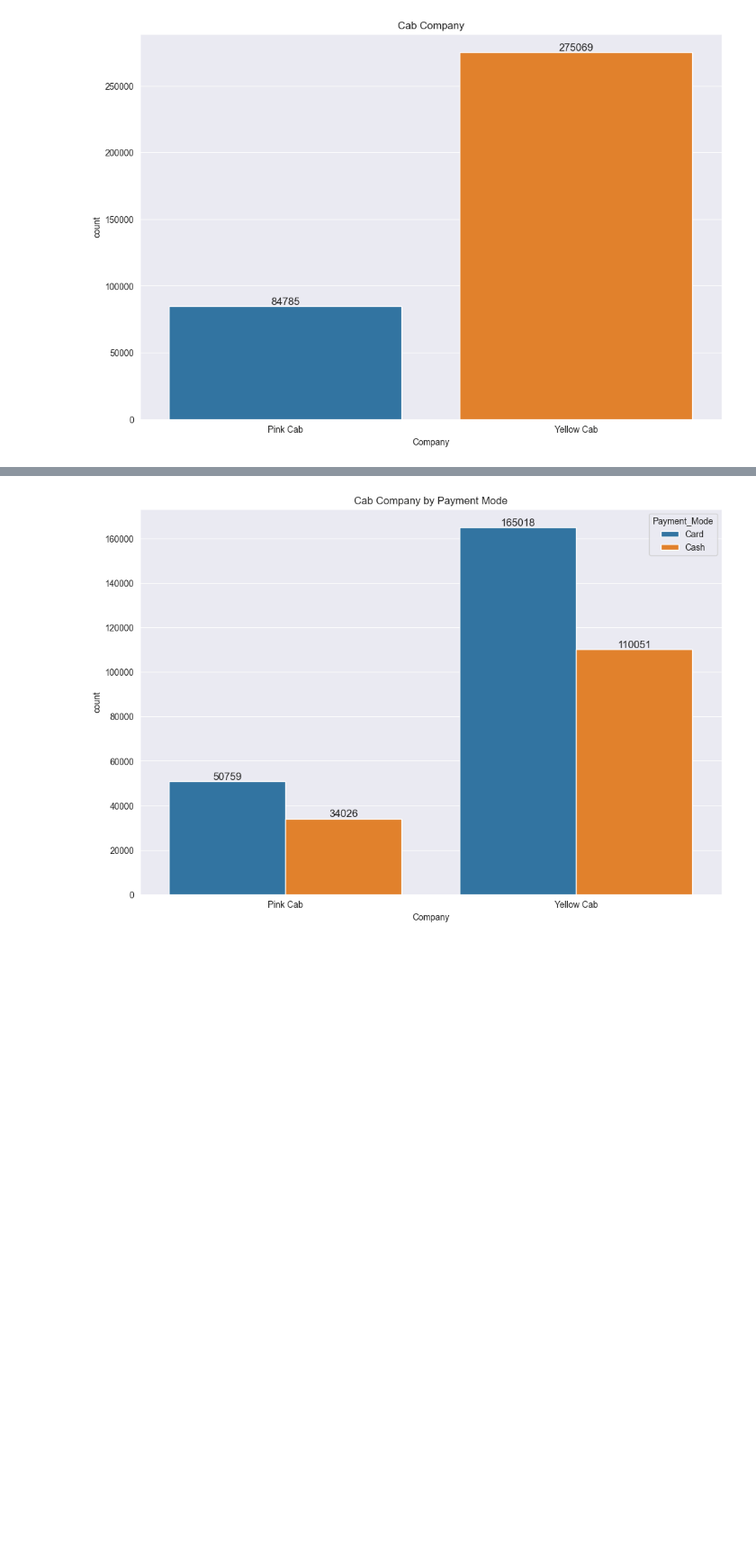
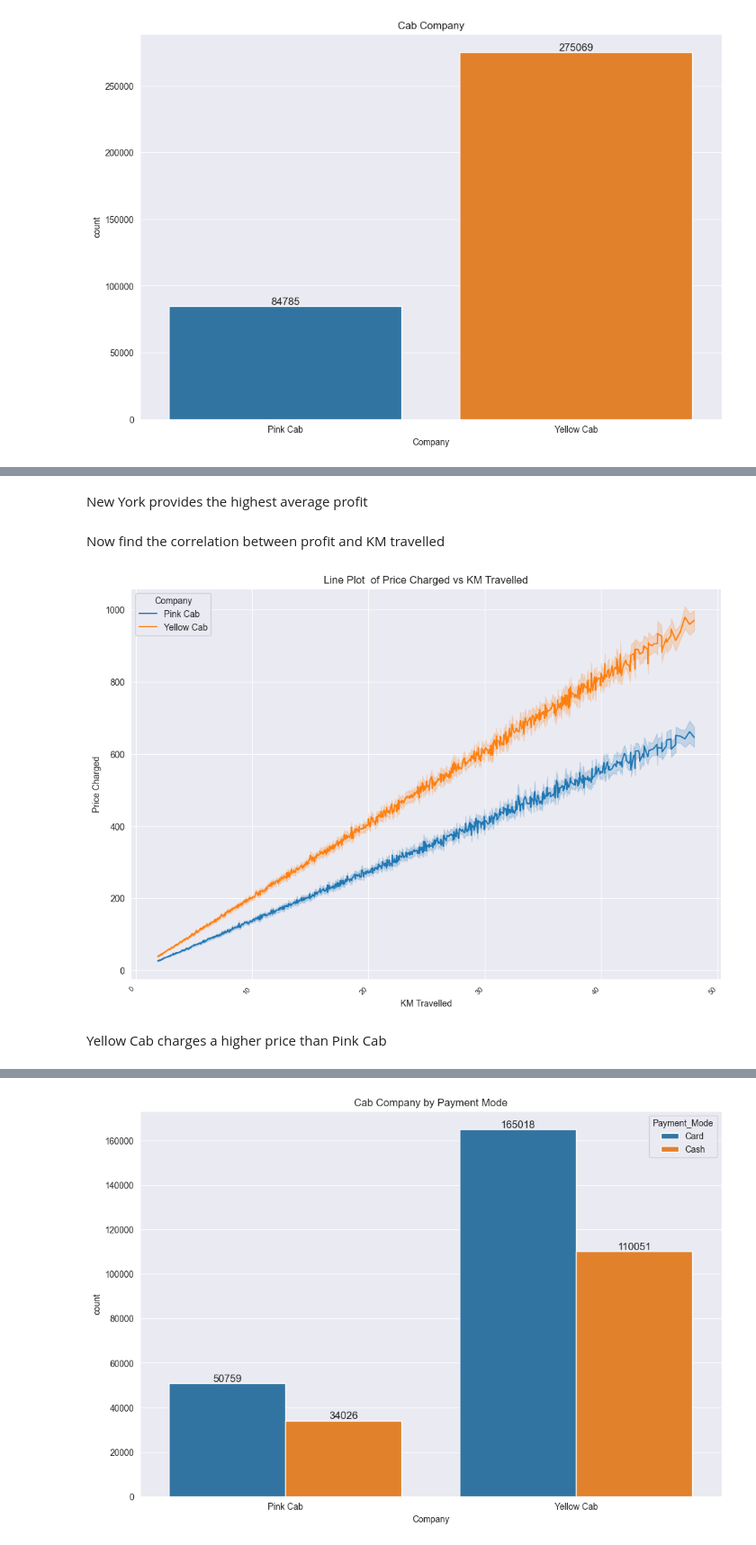
Before and after one commit to MuhammadNurilHuda/G2M-Cab-Investment, a Jupyter notebook: Data Preparation.ipynb, the cells around one changed output, grey strips where cells are left out. Shown at 90% size. Cells and saved outputs as stored; diff of their text form; code cells hidden in the pictures; blank space fills up the shorter version.

```diff
--- a/Data Preparation.ipynb
+++ b/Data Preparation.ipynb
@@ -571,0 +610,4 @@ plt.show()
+# %% [markdown]
+New York provides the highest average profit
+# %% [markdown]
+Now find the correlation between profit and KM travelled
@@ -571,0 +621,11 @@ plt.show()
+# %%
+sns.lineplot(data=df_used, x='KM Travelled', y='Price Charged', hue='Company')
+plt.title('Line Plot  of Price Charged vs KM Travelled')
+plt.xlabel('KM Travelled')
+plt.ylabel('Price Charged')
+plt.xticks(rotation=45, ha='right', fontsize=8)
+plt.show()
+# %% [output]
+[figure, added]
+# %% [markdown]
+Yellow Cab charges a higher price than Pink Cab
```
Also changed, not shown: parts of 14 cells of this notebook.
